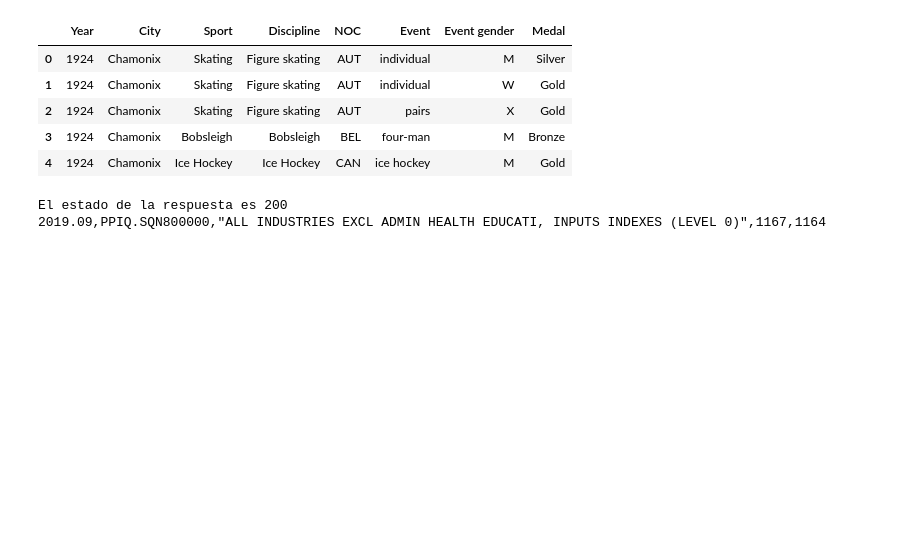
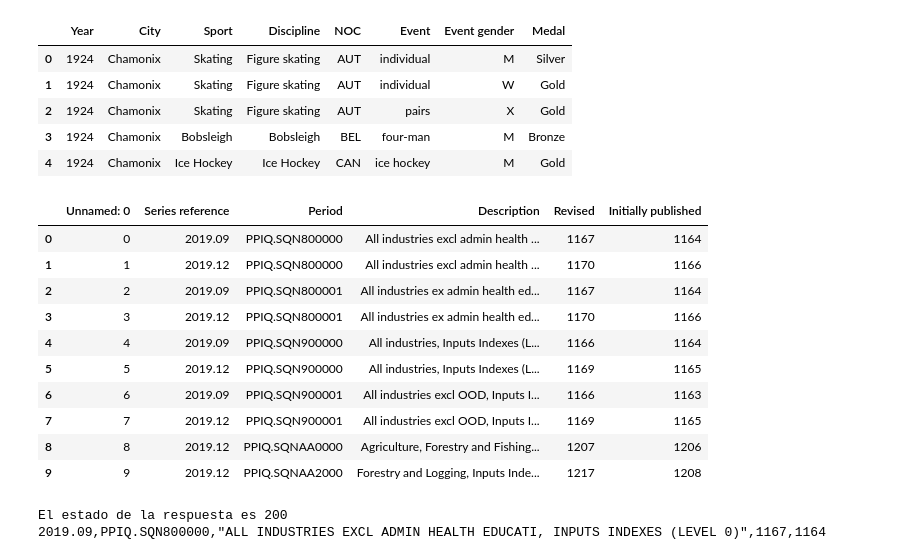
Before and after one commit to jppolbar/python-ml-course, a Jupyter notebook: notebooks/T1 - 1 MIO - Carga de datos Uso de read y limpieza de datos.ipynb, the cells around one changed output. Saved outputs shown, nothing was run; the diff lists cells and outputs as text; code cells hidden in the pictures; blank space fills up the shorter version.

```diff
--- a/notebooks/T1 - 1 MIO - Carga de datos Uso de read y limpieza de datos.ipynb
+++ b/notebooks/T1 - 1 MIO - Carga de datos Uso de read y limpieza de datos.ipynb
@@ -244,6 +292,25 @@ Los ficheros se han guardado correctamente en: c:/Users/jpolvorinosbarrio/Cursos
 | 2 | 1924 | Chamonix | Skating | Figure skating | AUT | pairs | X | Gold |
 | 3 | 1924 | Chamonix | Bobsleigh | Bobsleigh | BEL | four-man | M | Bronze |
 | 4 | 1924 | Chamonix | Ice Hockey | Ice Hockey | CAN | ice hockey | M | Gold |
+# %%
+nz_url="https://www.stats.govt.nz/assets/Uploads/Business-price-indexes/Business-price-indexes-March-2020-quarter/Download-data/business-price-indexes-march-2020-quarter-corrections-to-previously-published-statistics.csv"
+df6 = pd.read_csv(nz_url)
+df6.head()
+df6.to_csv("c:/Users/JPAS/Cursos/python-ml-course/datasets/NZprueba.csv")
+df7 = pd.read_csv("c:/Users/JPAS/Cursos/python-ml-course/datasets/NZprueba.csv");
+df7.head(10)
+# %% [output]
+|  | Unnamed: 0 | Series reference | Period | Description | Revised | Initially published |
+| 0 | 0 | 2019.09 | PPIQ.SQN800000 | All industries excl admin health ... | 1167 | 1164 |
+| 1 | 1 | 2019.12 | PPIQ.SQN800000 | All industries excl admin health ... | 1170 | 1166 |
+| 2 | 2 | 2019.09 | PPIQ.SQN800001 | All industries ex admin health ed... | 1167 | 1164 |
+| 3 | 3 | 2019.12 | PPIQ.SQN800001 | All industries ex admin health ed... | 1170 | 1166 |
+| 4 | 4 | 2019.09 | PPIQ.SQN900000 | All industries, Inputs Indexes (L... | 1166 | 1164 |
+| 5 | 5 | 2019.12 | PPIQ.SQN900000 | All industries, Inputs Indexes (L... | 1169 | 1165 |
+| 6 | 6 | 2019.09 | PPIQ.SQN900001 | All industries excl OOD, Inputs I... | 1166 | 1163 |
+| 7 | 7 | 2019.12 | PPIQ.SQN900001 | All industries excl OOD, Inputs I... | 1169 | 1165 |
+| 8 | 8 | 2019.12 | PPIQ.SQNAA0000 | Agriculture, Forestry and Fishing... | 1207 | 1206 |
+| 9 | 9 | 2019.12 | PPIQ.SQNAA2000 | Forestry and Logging, Inputs Inde... | 1217 | 1208 |
 # %%
 import re
 nz_url="https://www.stats.govt.nz/assets/Uploads/Business-price-indexes/Business-price-indexes-March-2020-quarter/Download-data/business-price-indexes-march-2020-quarter-corrections-to-previously-published-statistics.csv"
```
Also changed, not shown: parts of 7 cells of this notebook, 9 other files.
